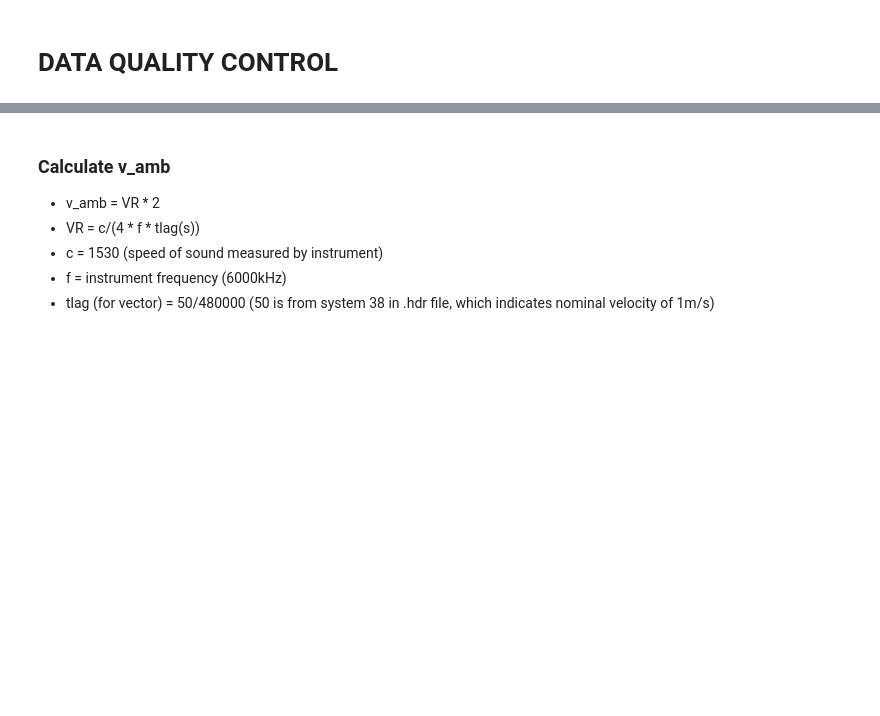
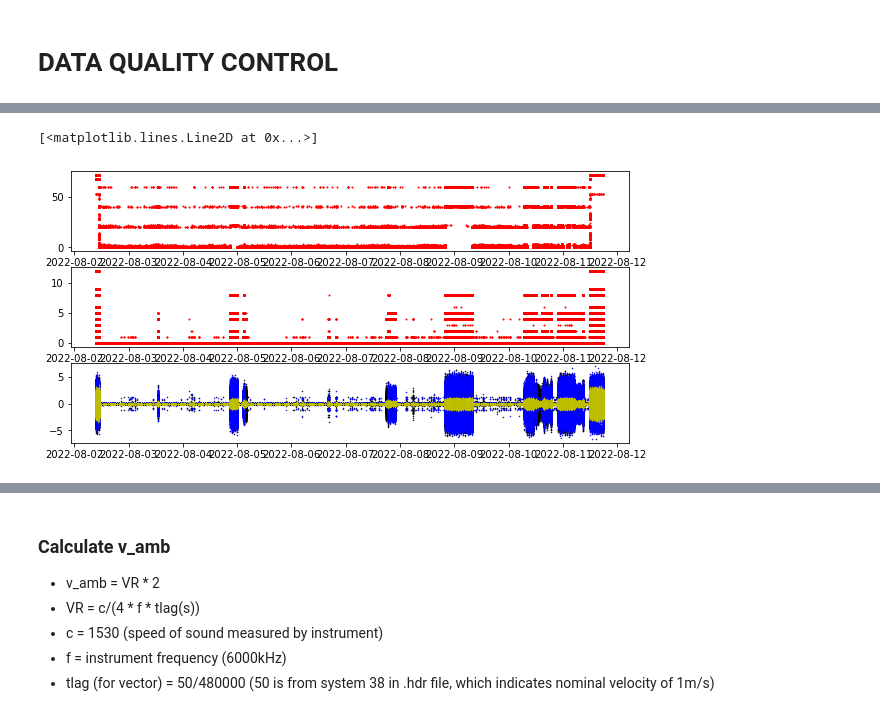
Before and after one commit to lagrady/Kelp-Forest-Hydrodynamics, a Jupyter notebook: notebooks/ADV_data.ipynb, the cells around one changed output, grey strips where cells are left out. Drawn from its saved outputs; the diff is of its cells as text; code cells hidden in the pictures; blank space fills up the shorter version.

```diff
--- a/notebooks/ADV_data.ipynb
+++ b/notebooks/ADV_data.ipynb
@@ -710,0 +48,4 @@ beam = inv(R)*enu
+# %%
+# This function adds data quality flags to the previously generated dataframe
+adv1_flagged = vt.adv_df_flag('ADV/adv1_raw.csv', 2, 8) # 2 is the tilt threshold (in degrees), 8 is the minimum pressure threshold (in dbar)
+adv2_flagged = vt.adv_df_flag('ADV/adv2_raw.csv', 2, 8)
@@ -710,0 +84,16 @@ beam = inv(R)*enu
+# %%
+plt.figure(figsize = (10,5))
+
+plt.subplot(311)
+plt.plot(adv1_flagged.Datetime, adv1_flagged.Flag, '.r', ms = 2)
+
+plt.subplot(312)
+plt.plot(adv1_flagged.Datetime, adv1_flagged.Flag_pw, '.r', ms = 2)
+
+plt.subplot(313)
+plt.plot(adv1_flagged.Datetime, adv1_flagged.Nor_diff, '.k', ms = 1)
+plt.plot(adv1_flagged.Datetime, adv1_flagged.Eas_diff, '.b', ms = 1)
+plt.plot(adv1_flagged.Datetime, adv1_flagged.Up_diff, '.y', ms = 1)
+# %% [output]
+[<matplotlib.lines.Line2D at 0x...>]
+[figure, added]
```
Also changed, not shown: parts of 95 cells of this notebook.
